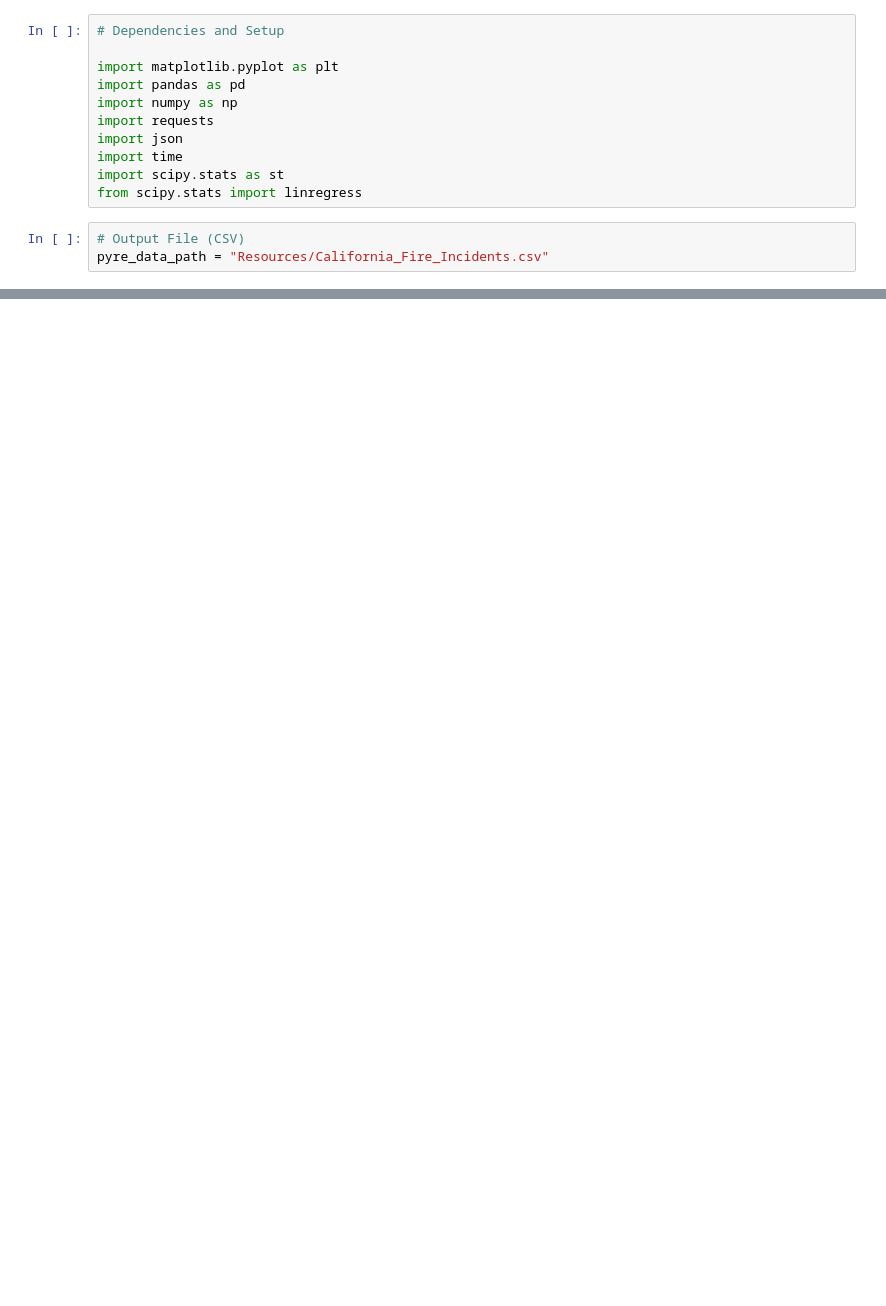
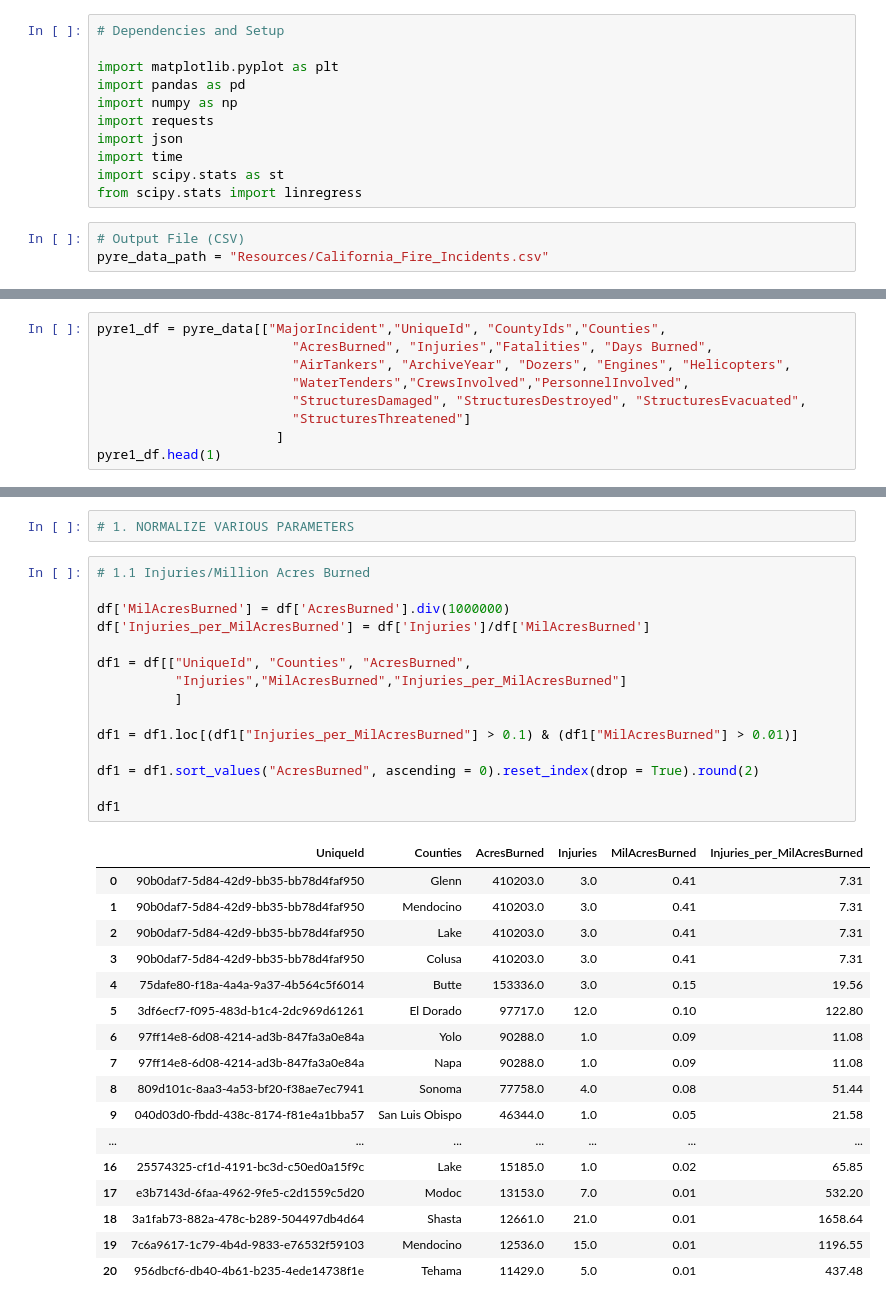
Before and after one commit to jump8621/data-project-I, a Jupyter notebook: alessandro_pyre.ipynb, the cells around one changed output, grey strips where cells are left out. Drawn from its saved outputs; the diff is of its cells as text; blank space fills up the shorter version.

```diff
--- a/alessandro_pyre.ipynb
+++ b/alessandro_pyre.ipynb
@@ -265,0 +17,9 @@ fires_by_county.head().round(0)
+# %%
+pyre1_df = pyre_data[["MajorIncident","UniqueId", "CountyIds","Counties",
+                         "AcresBurned", "Injuries","Fatalities", "Days Burned",
+                         "AirTankers", "ArchiveYear", "Dozers", "Engines", "Helicopters",
+                         "WaterTenders","CrewsInvolved","PersonnelInvolved",
+                         "StructuresDamaged", "StructuresDestroyed", "StructuresEvacuated",
+                         "StructuresThreatened"]
+                       ]
+pyre1_df.head(1)
@@ -265,0 +45,35 @@ fires_by_county.head().round(0)
+# %%
+# 1. NORMALIZE VARIOUS PARAMETERS
+# %%
+# 1.1 Injuries/Million Acres Burned
+
+df['MilAcresBurned'] = df['AcresBurned'].div(1000000)
+df['Injuries_per_MilAcresBurned'] = df['Injuries']/df['MilAcresBurned']
+
+df1 = df[["UniqueId", "Counties", "AcresBurned",
+          "Injuries","MilAcresBurned","Injuries_per_MilAcresBurned"]
+          ]
+
+df1 = df1.loc[(df1["Injuries_per_MilAcresBurned"] > 0.1) & (df1["MilAcresBurned"] > 0.01)]
+
+df1 = df1.sort_values("AcresBurned", ascending = 0).reset_index(drop = True).round(2)
+
+df1
+# %% [output]
+|  | UniqueId | Counties | AcresBurned | Injuries | MilAcresBurned | Injuries_per_MilAcresBurned |
+| 0 | 90b0daf7-5d84-42d9-bb35-bb78d4faf950 | Glenn | 410203.0 | 3.0 | 0.41 | 7.31 |
+| 1 | 90b0daf7-5d84-42d9-bb35-bb78d4faf950 | Mendocino | 410203.0 | 3.0 | 0.41 | 7.31 |
+| 2 | 90b0daf7-5d84-42d9-bb35-bb78d4faf950 | Lake | 410203.0 | 3.0 | 0.41 | 7.31 |
+| 3 | 90b0daf7-5d84-42d9-bb35-bb78d4faf950 | Colusa | 410203.0 | 3.0 | 0.41 | 7.31 |
+| 4 | 75dafe80-f18a-4a4a-9a37-4b564c5f6014 | Butte | 153336.0 | 3.0 | 0.15 | 19.56 |
+| 5 | 3df6ecf7-f095-483d-b1c4-2dc969d61261 | El Dorado | 97717.0 | 12.0 | 0.10 | 122.80 |
+| 6 | 97ff14e8-6d08-4214-ad3b-847fa3a0e84a | Yolo | 90288.0 | 1.0 | 0.09 | 11.08 |
+| 7 | 97ff14e8-6d08-4214-ad3b-847fa3a0e84a | Napa | 90288.0 | 1.0 | 0.09 | 11.08 |
+| 8 | 809d101c-8aa3-4a53-bf20-f38ae7ec7941 | Sonoma | 77758.0 | 4.0 | 0.08 | 51.44 |
+| 9 | 040d03d0-fbdd-438c-8174-f81e4a1bba57 | San Luis Obispo | 46344.0 | 1.0 | 0.05 | 21.58 |
+| ... | ... | ... | ... | ... | ... | ... |
+| 16 | 25574325-cf1d-4191-bc3d-c50ed0a15f9c | Lake | 15185.0 | 1.0 | 0.02 | 65.85 |
+| 17 | e3b7143d-6faa-4962-9fe5-c2d1559c5d20 | Modoc | 13153.0 | 7.0 | 0.01 | 532.20 |
+| 18 | 3a1fab73-882a-478c-b289-504497db4d64 | Shasta | 12661.0 | 21.0 | 0.01 | 1658.64 |
+| 19 | 7c6a9617-1c79-4b4d-9833-e76532f59103 | Mendocino | 12536.0 | 15.0 | 0.01 | 1196.55 |
+| 20 | 956dbcf6-db40-4b61-b235-4ede14738f1e | Tehama | 11429.0 | 5.0 | 0.01 | 437.48 |
```
Also changed, not shown: parts of 39 cells of this notebook.
